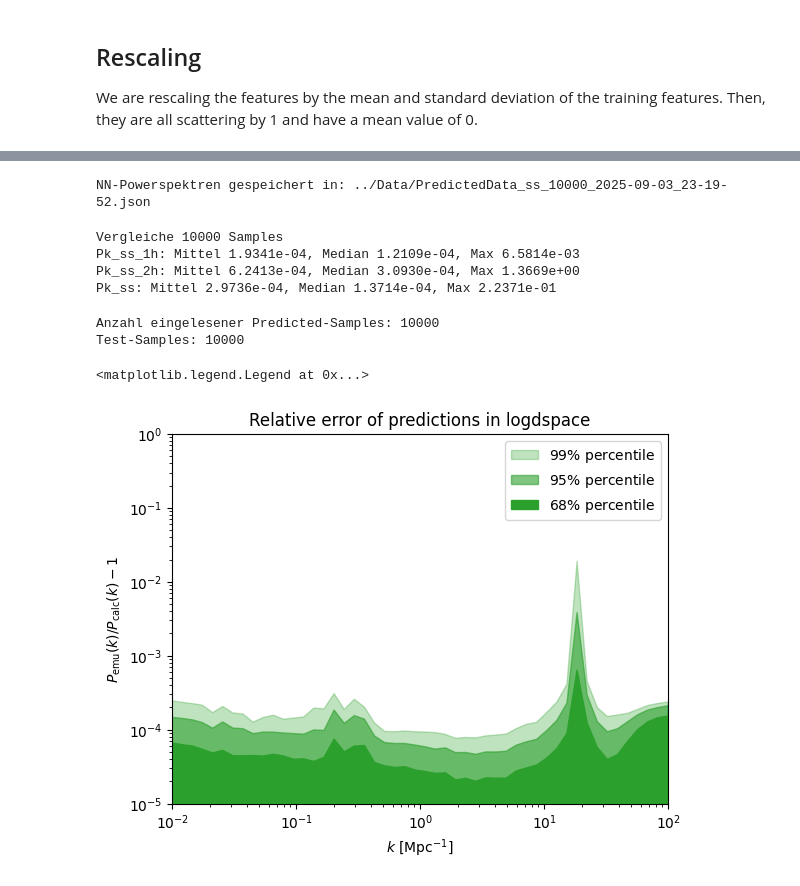
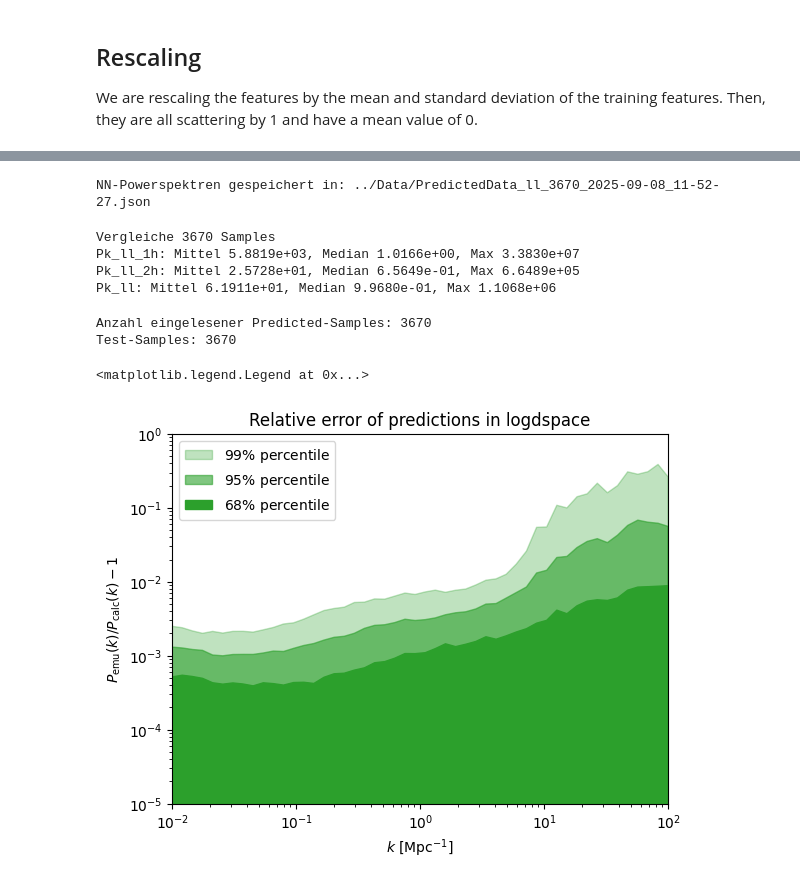
Before and after one commit to r0b42o/NNPowerspectra, a Jupyter notebook: exampleNotebooks/PredPowerspectra.ipynb, the cells around one changed output, grey strips where cells are left out. Saved outputs shown, nothing was run; the diff lists cells and outputs as text; code cells hidden in the pictures.

Commit message:
tested for all modes with best models, everything works just fine, fixed typo

```diff
--- a/exampleNotebooks/PredPowerspectra.ipynb
+++ b/exampleNotebooks/PredPowerspectra.ipynb
@@ -3,8 +3,8 @@
 # %%
 # Define dataset, mode, NN model
 dataset = "10000_2025-06-10_23-11-15"
-powerspectrum_mode = "ss"
-timestamp = '2025-07-20_20-46-07' #define model
+powerspectrum_mode = "ll"
+timestamp = '2025-08-27_20-13-31' #define model
 processing_vector = "1000000_2025-06-11_05-16-31" #processing vector connected to model
 # %%
 import g3lhalo
@@ -457,7 +457,7 @@ with open(predictedfile, "w") as f:
 
 print(f"NN-Powerspektren gespeichert in: {predictedfile}")
 # %% [output]
-NN-Powerspektren gespeichert in: ../Data/PredictedData_ss_10000_2025-09-03_23-19-52.json
+NN-Powerspektren gespeichert in: ../Data/PredictedData_ll_3670_2025-09-08_11-52-27.json
 # %%
 calculatedfile = data_fn
 # %%
@@ -476,7 +476,7 @@ N_total = min(len(predicted_data), len(calculated_data))
 print(f"Vergleiche {N_total} Samples")
 
 # Keys, die wir vergleichen wollen
-keys = ["Pk_ss_1h", "Pk_ss_2h", "Pk_ss"]
+keys = keys_map[powerspectrum_mode]
 
 errors = {k: [] for k in keys}
 
@@ -503,10 +503,10 @@ for k in keys:
     max_err = np.max(errors[k])
     print(f"{k}: Mittel {mean_err:.4e}, Median {median_err:.4e}, Max {max_err:.4e}")
 # %% [output]
-Vergleiche 10000 Samples
-Pk_ss_1h: Mittel 1.9341e-04, Median 1.2109e-04, Max 6.5814e-03
-Pk_ss_2h: Mittel 6.2413e-04, Median 3.0930e-04, Max 1.3669e+00
-Pk_ss: Mittel 2.9736e-04, Median 1.3714e-04, Max 2.2371e-01
+Vergleiche 3670 Samples
+Pk_ll_1h: Mittel 5.8819e+03, Median 1.0166e+00, Max 3.3830e+07
+Pk_ll_2h: Mittel 2.5728e+01, Median 6.5649e-01, Max 6.6489e+05
+Pk_ll: Mittel 6.1911e+01, Median 9.9680e-01, Max 1.1068e+06
 # %%
 import os
 import json
@@ -581,8 +581,8 @@ testing_predicted = {
 
 pred_targets=testing_predicted['modes']
 # %% [output]
-Anzahl eingelesener Predicted-Samples: 10000
-Test-Samples: 10000
+Anzahl eingelesener Predicted-Samples: 3670
+Test-Samples: 3670
 # %%
 # Calculation of the difference
 diff_1h = np.abs(np.log(pred_targets[0, :, :])/ test_targets[0,:,:] - 1)
@@ -619,35 +619,35 @@ fig, ax=plt.subplots()
 ks = np.geomspace(1e-2, 1e2)
 #ax.fill_between(ks, 0, percentiles_1h[2,:], color = 'C0', label = r'99\% percentile', alpha=0.3)
 #ax.fill_between(ks, 0, percentiles_1h[1,:], color = 'C0', label = r'95\% percentile', alpha = 0.6)
 #ax.fill_between(ks, 0, percentiles_1h[0,:], color = 'C0', label = r'68\% percentile', alpha = 1)
 
 #ax.fill_between(ks, 0, percentiles_2h[2,:], color = 'C1', label = r'99\% percentile', alpha=0.3)
 #ax.fill_between(ks, 0, percentiles_2h[1,:], color = 'C1', label = r'95\% percentile', alpha = 0.6)
 #ax.fill_between(ks, 0, percentiles_2h[0,:], color = 'C1', label = r'68\% percentile', alpha = 1)
 
 #ax.fill_between(ks, 0, percentiles_total[3,:], color = 'C2', label = r'99.9\% percentile', alpha=0.1)
 ax.fill_between(ks, 0, percentiles_total[2,:], color = 'C2', label = r'$99\%$ percentile', alpha=0.3)
 ax.fill_between(ks, 0, percentiles_total[1,:], color = 'C2', label = r'$95\%$ percentile', alpha = 0.6)
 ax.fill_between(ks, 0, percentiles_total[0,:], color = 'C2', label = r'$68\%$ percentile', alpha = 1)
 
 
 ax.set_xscale('log')
 ax.set_yscale('log')
 
 ax.set_xlim(1e-2, 100)
 ax.set_ylim(1e-5, 1)
 
 ax.set_ylabel(r'$P_\mathrm{emu}(k)/P_\mathrm{calc}(k)-1$')
 ax.set_xlabel(r'$k$ [Mpc$^{-1}$]')
-ax.set_title('Relative error of predictions in logdspace')
+ax.set_title('Relative error of predictions in logspace')
 
 #plt.savefig(f'../Plots/Relativ_error{timestamp}.pdf')
 
 plt.legend()
 #plt.savefig(f'../Plots/FinalExamples/relErrorTest.png', dpi=600)
 # %% [output]
 <matplotlib.legend.Legend at 0x...>
-[figure, old version]
+[figure, new version]
 # %%
 # Calculation of the difference
 diff_1h = np.abs(pred_targets[0, :, :]/ np.exp(test_targets[0,:,:]) - 1)
```
Also changed, not shown: parts of 14 cells of this notebook.
